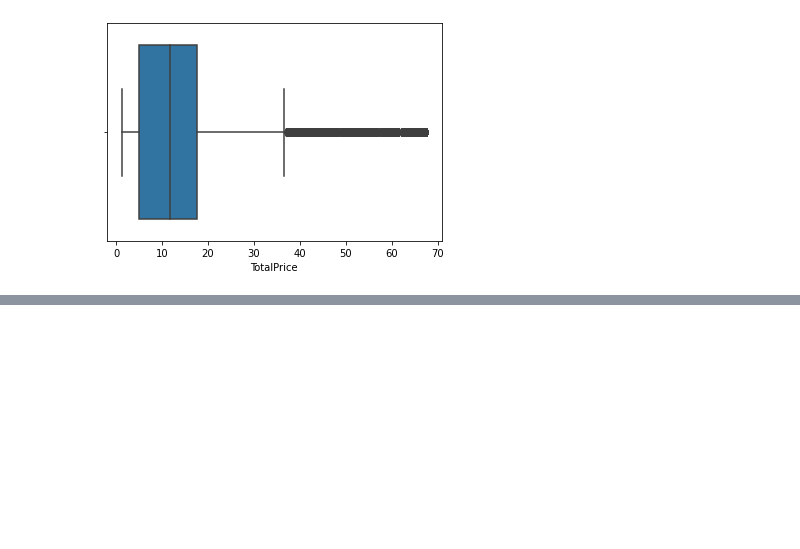
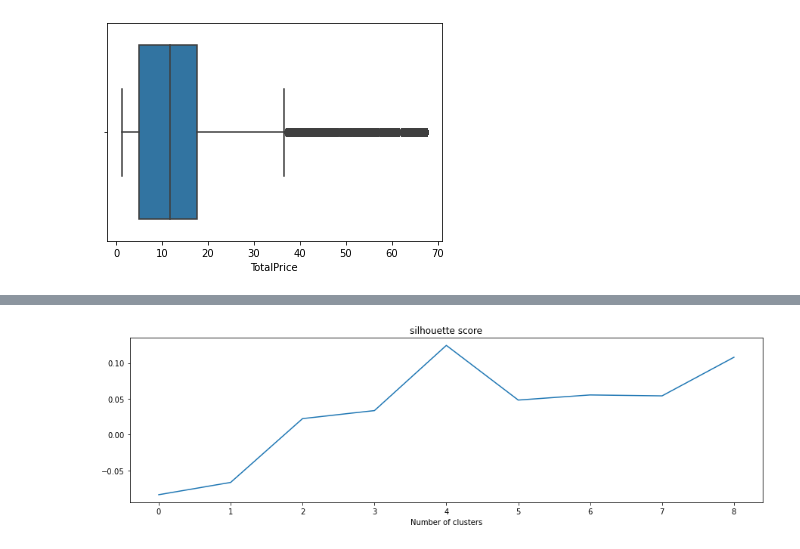
Before and after one commit to Sodiqlef/KMeans-RFM-customer-segmentation, a Jupyter notebook: KMeans-customers-segmentation.ipynb, the cells around one changed output, grey strips where cells are left out. Saved outputs shown, nothing was run; the diff lists cells and outputs as text; code cells hidden in the pictures; blank space fills up the shorter version.

```diff
--- a/KMeans-customers-segmentation.ipynb
+++ b/KMeans-customers-segmentation.ipynb
@@ -221,0 +244,9 @@ Object `KMeans` not found.
+# %%
+# Use silhouette_score to determine the best number of clusters
+plt.subplots(figsize=(15, 4))
+plt.plot(silhouette_scores)
+plt.title("silhouette score")
+plt.xlabel("Number of clusters")
+plt.show()
+# %% [output]
+[figure, added]
```
Also changed, not shown: parts of 14 cells of this notebook.
